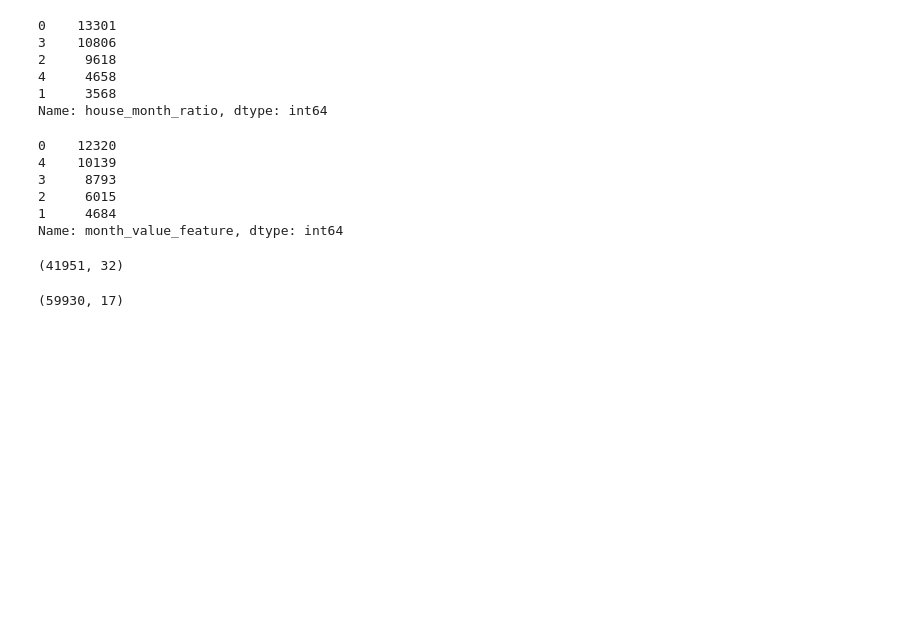
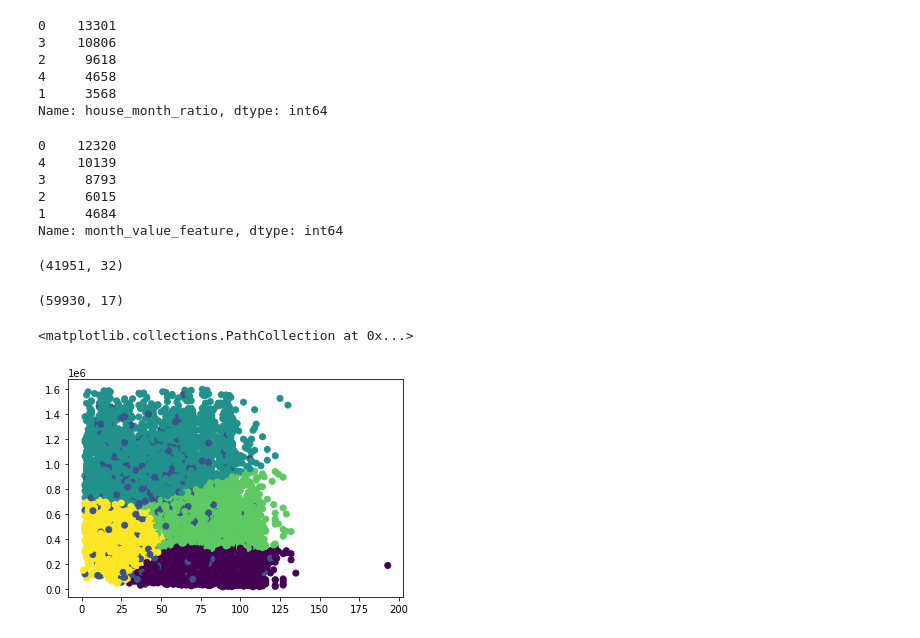
Before and after one commit to clustering-for-log-error/clustering-for-log-error, a Jupyter notebook: jada_clustering.ipynb, the cells around one changed output. Saved outputs shown, nothing was run; the diff lists cells and outputs as text; code cells hidden in the pictures; blank space fills up the shorter version.

```diff
--- a/jada_clustering.ipynb
+++ b/jada_clustering.ipynb
@@ -312,0 +259,5 @@ df.shape
+# %%
+plt.scatter(X_train.age, X_train.full_value, c=X_train.feature_age_value)
+# %% [output]
+<matplotlib.collections.PathCollection at 0x...>
+[figure, added]
```
Also changed, not shown: parts of 4 cells of this notebook, 1 other file.
